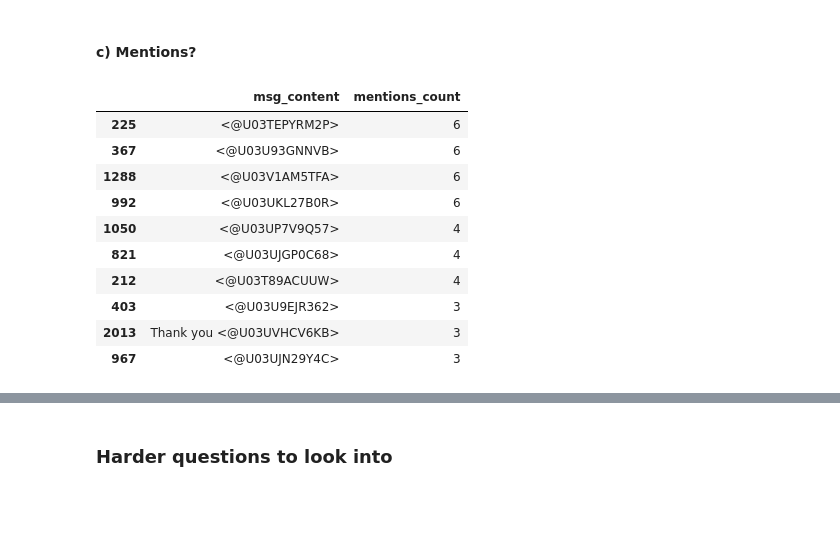
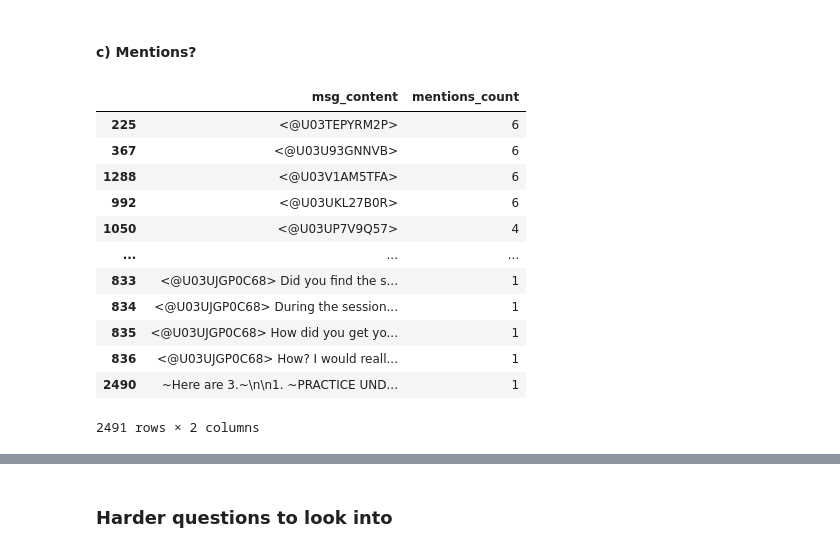
Before and after one commit to bkaggle/Slack_message_analysis, a Jupyter notebook: notebooks/parse_slack_data.ipynb, the cells around one changed output, grey strips where cells are left out. Saved outputs shown, nothing was run; the diff lists cells and outputs as text; code cells hidden in the pictures; blank space fills up the shorter version.

```diff
--- a/notebooks/parse_slack_data.ipynb
+++ b/notebooks/parse_slack_data.ipynb
@@ -410,21 +352,20 @@ sorted_by_reaction_count.head(10)
 # %% [markdown]
 #### c) Mentions?
 # %%
-count_by_msg = filtered_df.groupby('msg_content').size().reset_index(name='mentions_count')
-sorted_mention_counts = count_by_msg.sort_values(by='mentions_count', ascending=False)
-
 # Top 10 messages by mentions
-top_10_mentions = sorted_mention_counts.head(10)
-top_10_mentions
+top_10_message_by_mentions = filtered_df.groupby('msg_content').size().reset_index(name='mentions_count').sort_values(by='mentions_count', ascending=False)
+top_10_message_by_mentions
 # %% [output]
 |  | msg_content | mentions_count |
 | 225 | <@U03TEPYRM2P> | 6 |
 | 367 | <@U03U93GNNVB> | 6 |
 | 1288 | <@U03V1AM5TFA> | 6 |
 | 992 | <@U03UKL27B0R> | 6 |
 | 1050 | <@U03UP7V9Q57> | 4 |
-| 821 | <@U03UJGP0C68> | 4 |
-| 212 | <@U03T89ACUUW> | 4 |
-| 403 | <@U03U9EJR362> | 3 |
-| 2013 | Thank you <@U03UVHCV6KB> | 3 |
-| 967 | <@U03UJN29Y4C> | 3 |
+| ... | ... | ... |
+| 833 | <@U03UJGP0C68> Did you find the s... | 1 |
+| 834 | <@U03UJGP0C68> During the session... | 1 |
+| 835 | <@U03UJGP0C68> How did you get yo... | 1 |
+| 836 | <@U03UJGP0C68> How? I would reall... | 1 |
+| 2490 | ~Here are 3.~\n\n1. ~PRACTICE UND... | 1 |
+2491 rows × 2 columns
```
Also changed, not shown: parts of 27 cells of this notebook, 2 other files.
